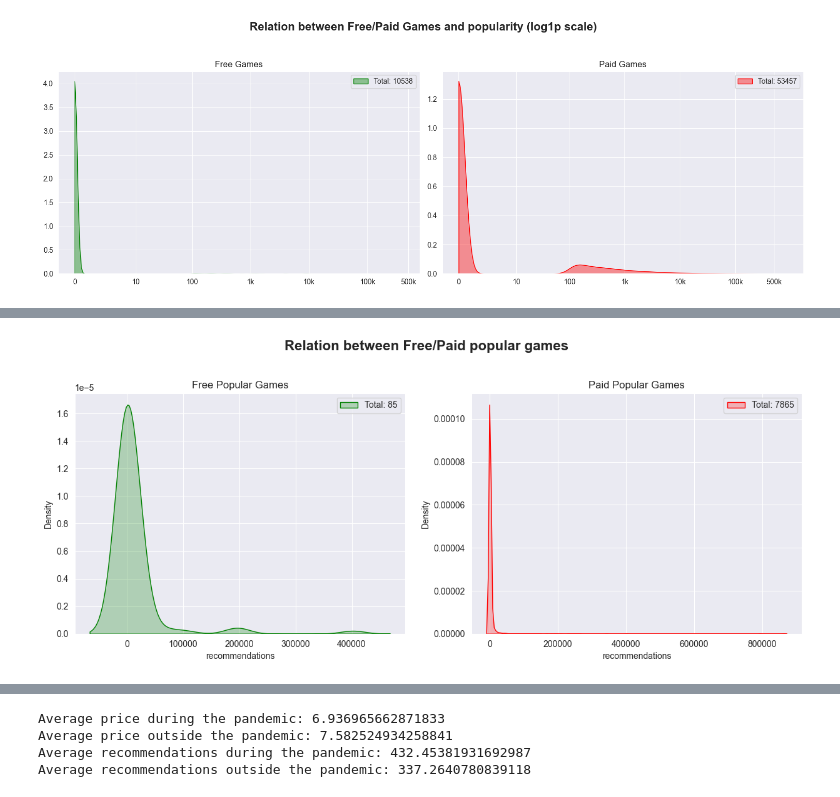
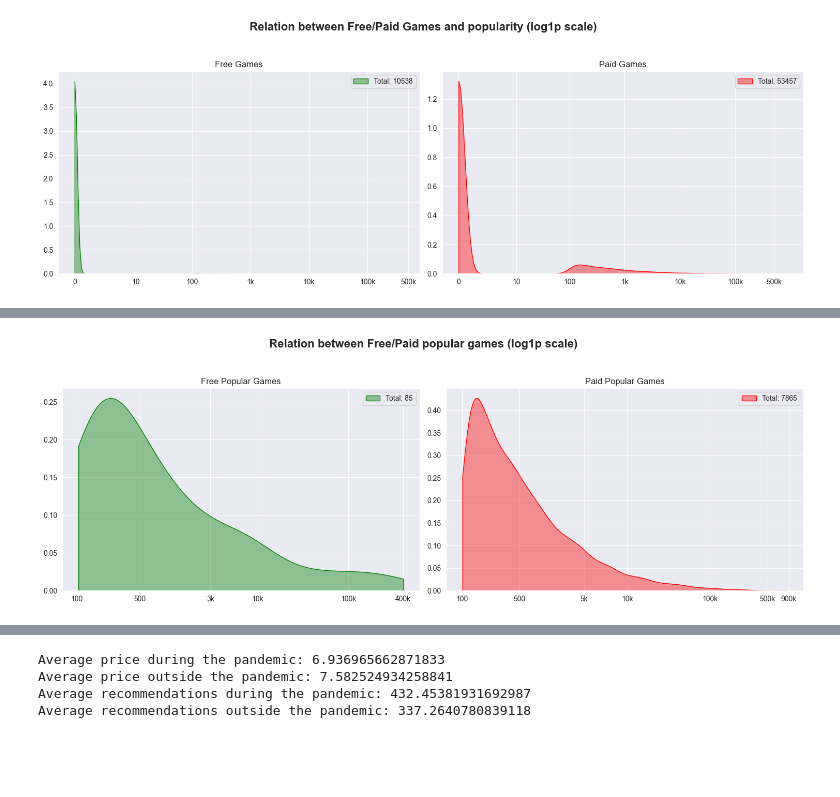
Before and after one commit to MCAlberto55/steam-games-analysis, a Jupyter notebook: notebooks/eda_analysis.ipynb, the cells around one changed output, grey strips where cells are left out. Saved outputs shown, nothing was run; the diff lists cells and outputs as text; code cells hidden in the pictures; blank space fills up the shorter version.

Commit message:
refactor popular games analysis

```diff
--- a/notebooks/eda_analysis.ipynb
+++ b/notebooks/eda_analysis.ipynb
@@ -663,36 +660,44 @@ plt.show()
 # %%
 # Relation between Free/Paid most popular games
 popular_games = data["recommendations"] > 0
-free_popular_games = data[f2p & popular_games]
-paid_popular_games = data[~f2p & popular_games]
+free_popular_games = data[f2p & popular_games]['recommendations']
+paid_popular_games = data[~f2p & popular_games]['recommendations']
 
-print(f"Free popular games:\n {free_popular_games.describe()}")
-print(f"Paid popular games:\n {paid_popular_games.describe()}")
+free_popular_games_stats = calculate_stadistics(free_popular_games)
+paid_popular_games_stats = calculate_stadistics(paid_popular_games)
+
+print_analysis_results("Free popular games statistics", free_popular_games_stats)
+print_analysis_results("Paid popular games statistics", paid_popular_games_stats)
 
 fig, axes = plt.subplots(1, 2, figsize=(15, 5))
 fig.suptitle(
-    "Relation between Free/Paid popular games", fontsize=16, fontweight="bold", y=1.05
+    "Relation between Free/Paid popular games (log1p scale)", fontsize=16, fontweight="bold", y=1.05
 )
 
-sns.kdeplot(
-    free_popular_games["recommendations"],
-    ax=axes[0],
-    fill=True,
+make_plot(
+    plot_type="kde",
+    x_col=np.log1p(free_popular_games),
+    y_col=None,
+    axes=axes[0],
+    title="Free Popular Games",
     color="green",
-    label=f"Total: {len(free_popular_games)}",
+    xticks=np.log1p([100, 500, 3000, 10000, 100000, 400000]),
+    xticklabels=["100", "500", "3k", "10k", "100k", "400k"],
+    legend=True,
+    legend_label=f"Total: {len(free_popular_games)}",
 )
-axes[0].set_title("Free Popular Games")
-axes[0].legend()
-
-sns.kdeplot(
-    paid_popular_games["recommendations"],
-    ax=axes[1],
-    fill=True,
+make_plot(
+    plot_type="kde",
+    x_col=np.log1p(paid_popular_games),
+    y_col=None,
+    axes=axes[1],
+    title="Paid Popular Games",
     color="red",
-    label=f"Total: {len(paid_popular_games)}",
+    xticks=np.log1p([100, 500, 3000, 10000, 100000, 500000, 900000]),
+    xticklabels=["100", "500", "5k", "10k", "100k", "500k", "900k"],
+    legend=True,
+    legend_label=f"Total: {len(paid_popular_games)}",
 )
-axes[1].set_title("Paid Popular Games")
-axes[1].legend()
 
 plt.show()
 # %% [output]
@@ -719,4 +719,4 @@ std    6.771115e+05      1.366883                         NaN    12.103270     1
-[figure, old version]
+[figure, new version]
 # %%
 # Recommendations over time
 scatterdata = data[data["recommendations"] > 0]
```
Also changed, not shown: parts of 4 cells of this notebook.
